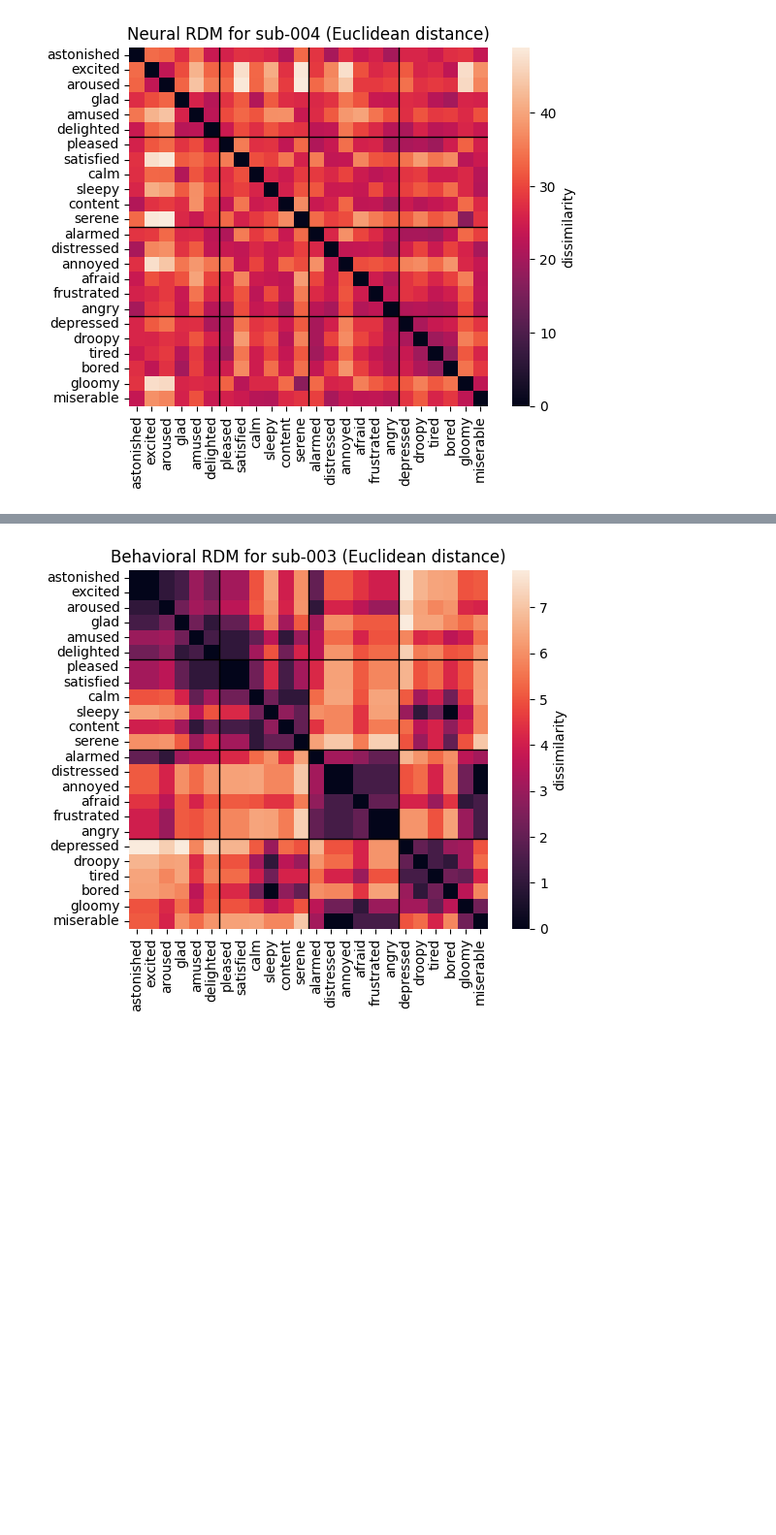
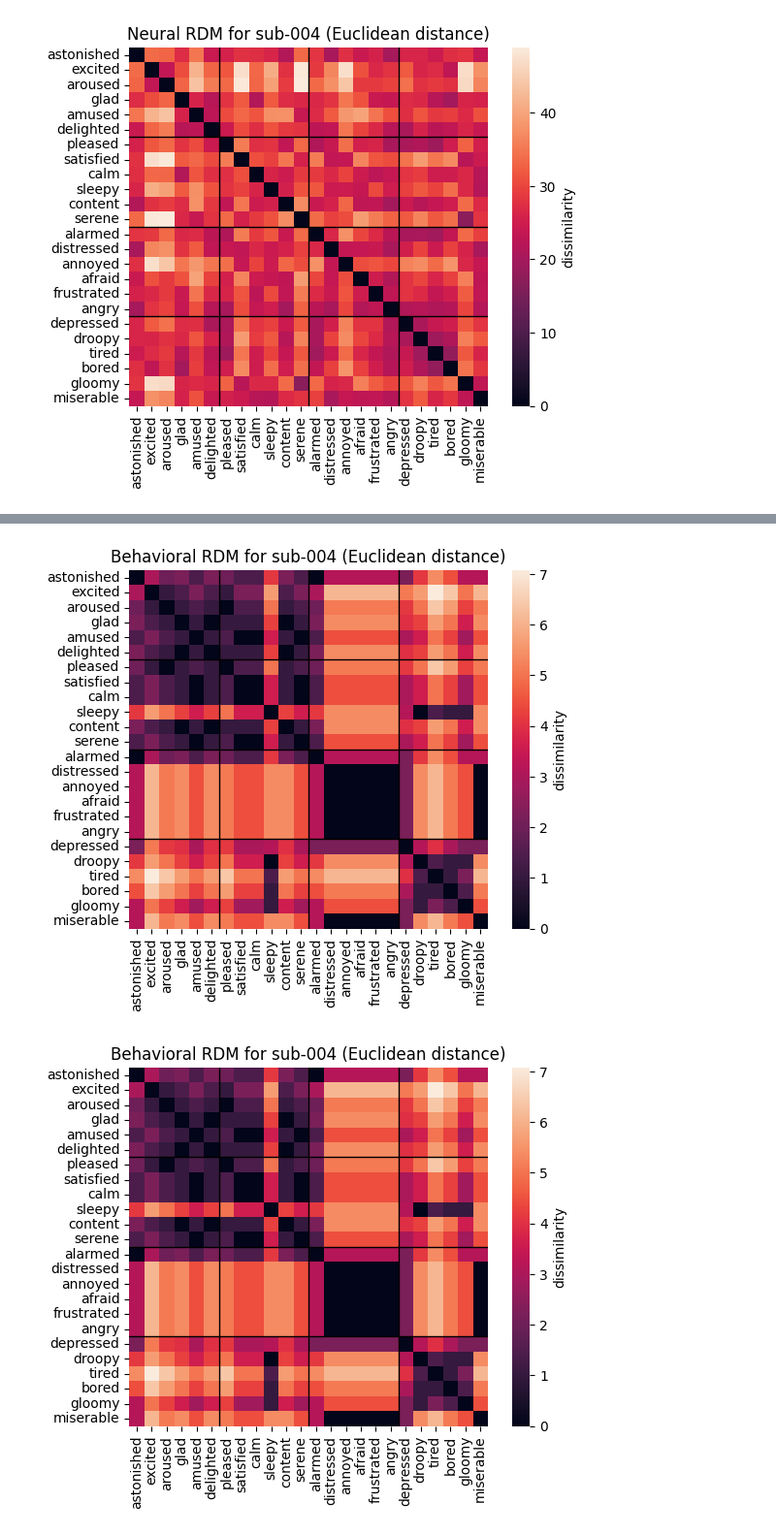
Before and after one commit to cg6845/neu502b_preprocess, a Jupyter notebook: rsa_analysis.ipynb, the cells around one changed output, grey strips where cells are left out. Shown at 97% size. Drawn from its saved outputs; the diff is of its cells as text; code cells hidden in the pictures; blank space fills up the shorter version.

```diff
--- a/rsa_analysis.ipynb
+++ b/rsa_analysis.ipynb
@@ -15,7 +16,7 @@ import matplotlib.pyplot as plt
 ## Set variables
 
 # TO CHANGE EVERY TIME
-sub_uid = 'sub-003'
+sub_uid = 'sub-004'
 
 # toggle whether to look at all subregions of the fROI or just the overall languege network
 # rois = {1:'LH_IFGorb', 2:'LH_IFG', 3:'LH_MFG', 4:'LH_AntTemp', 5:'LH_PostTemp', 6:'LH_AnG', 7:'RH_IFGorb', 8:'RH_IFG', 9:'RH_MFG', 10:'RH_AntTemp', 11:'RH_PostTemp', 12:'RH_AnG', 13: 'ALL'}
@@ -222,37 +223,63 @@ plt.show()
 # %%
-## create behavioral RSMs
+## create behavioral RDMs
 
-# build behavioral RSM
-behavioral_rsm = np.zeros((n_stimuli, n_stimuli))
+# build behavioral RDMs
+behavioral_rdm = np.zeros((n_stimuli, n_stimuli))
 
+# compute euclidean distances manually
 for i in range(n_stimuli):
     word_id_i = i + 1
 
     for j in range(n_stimuli):
         word_id_j = j + 1
 
         valence_i = behavioral_data_sub.loc[behavioral_data_sub["word_id"] == word_id_i, "valence_rating"].iloc[0]
         arousal_i = behavioral_data_sub.loc[behavioral_data_sub["word_id"] == word_id_i, "arousal_rating"].iloc[0]
 
         valence_j = behavioral_data_sub.loc[behavioral_data_sub["word_id"] == word_id_j, "valence_rating"].iloc[0]
         arousal_j = behavioral_data_sub.loc[behavioral_data_sub["word_id"] == word_id_j, "arousal_rating"].iloc[0]
 
-        behavioral_rsm[i, j] = np.sqrt((valence_i - valence_j)**2 + (arousal_i - arousal_j)**2)
+        behavioral_rdm[i, j] = np.sqrt((valence_i - valence_j)**2 + (arousal_i - arousal_j)**2)
 
 
-ax = sns.heatmap(behavioral_rsm[reorder][:, reorder],
+# compute euclidean distances using pdist
+behavioral_ratings = np.array([behavioral_data_sub['valence_rating'], behavioral_data_sub['arousal_rating']])
+behavioral_ratings = np.transpose(behavioral_ratings)
+behavioral_rdm_pdist = pdist(behavioral_ratings, metric='euclidean')
+
+# NOTE: the following two plotted RDMs should be exactly the same (just plotting to verify that they are)
+
+# plot behavioral RDM with manual euclidean distances
+ax = sns.heatmap(behavioral_rdm[reorder][:, reorder],
+        # vmin = -1, vmax = 1,
+        # cmap = 'RdBu_r',
+        square = True,
+        xticklabels = word_labels[reorder],
+        yticklabels = word_labels[reorder],
+        cbar_kws = {'label': 'dissimilarity'})
+for i in range(6, 24, 6):
+    ax.axvline(i, color = 'black', lw = 1)
+    ax.axhline(i, color = 'black', lw = 1)
+plt.title(f"Behavioral RDM for {sub_uid} (Euclidean distance)")
+# plt.savefig(f'{path_to_export_figs}/behavioral_rdms/{sub_uid}_behavioral_rdm.png',
+#             bbox_inches='tight')
+plt.show()
+
+# plot behavioral RDM with pdist euclidean distances
+ax = sns.heatmap(squareform(behavioral_rdm_pdist)[reorder][:, reorder],
         # vmin = -1, vmax = 1,
         # cmap = 'RdBu_r',
         square = True,
         xticklabels = word_labels[reorder],
         yticklabels = word_labels[reorder],
         cbar_kws = {'label': 'dissimilarity'})
 for i in range(6, 24, 6):
     ax.axvline(i, color = 'black', lw = 1)
     ax.axhline(i, color = 'black', lw = 1)
 plt.title(f"Behavioral RDM for {sub_uid} (Euclidean distance)")
 plt.savefig(f'{path_to_export_figs}/behavioral_rdms/{sub_uid}_behavioral_rdm.png',
             bbox_inches='tight')
 plt.show()
 # %% [output]
-[figure, old version]
+[figure, new version]
+[figure, added]
```
Also changed, not shown: parts of 3 cells of this notebook, 4 other files.
